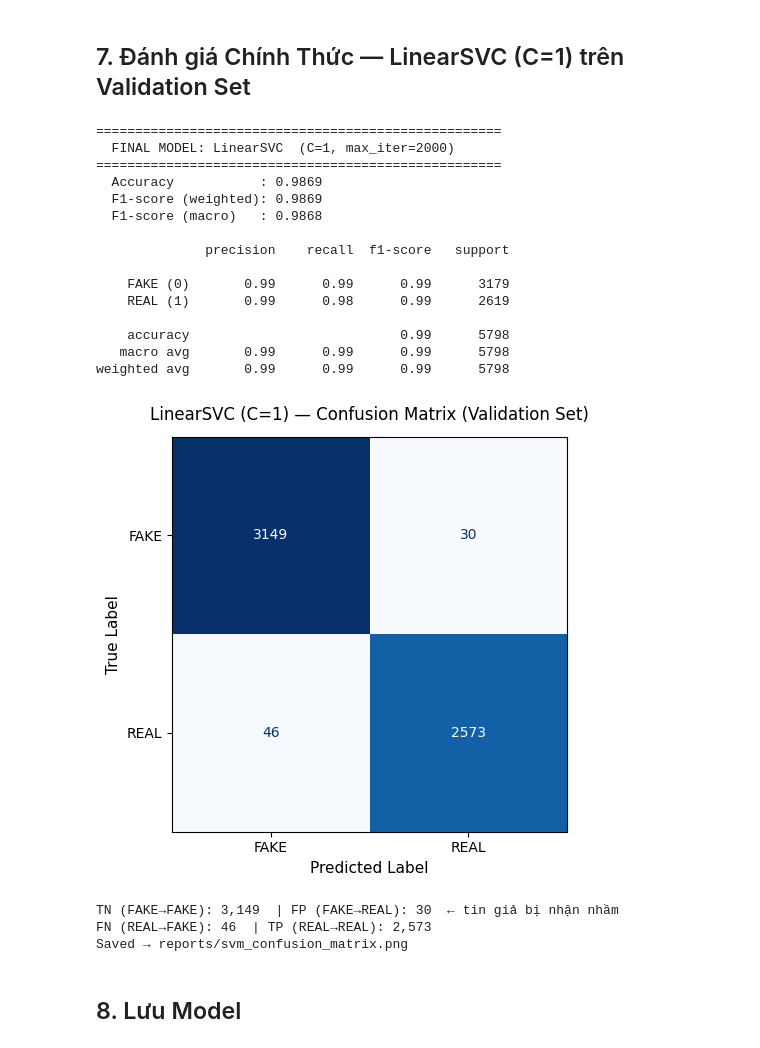
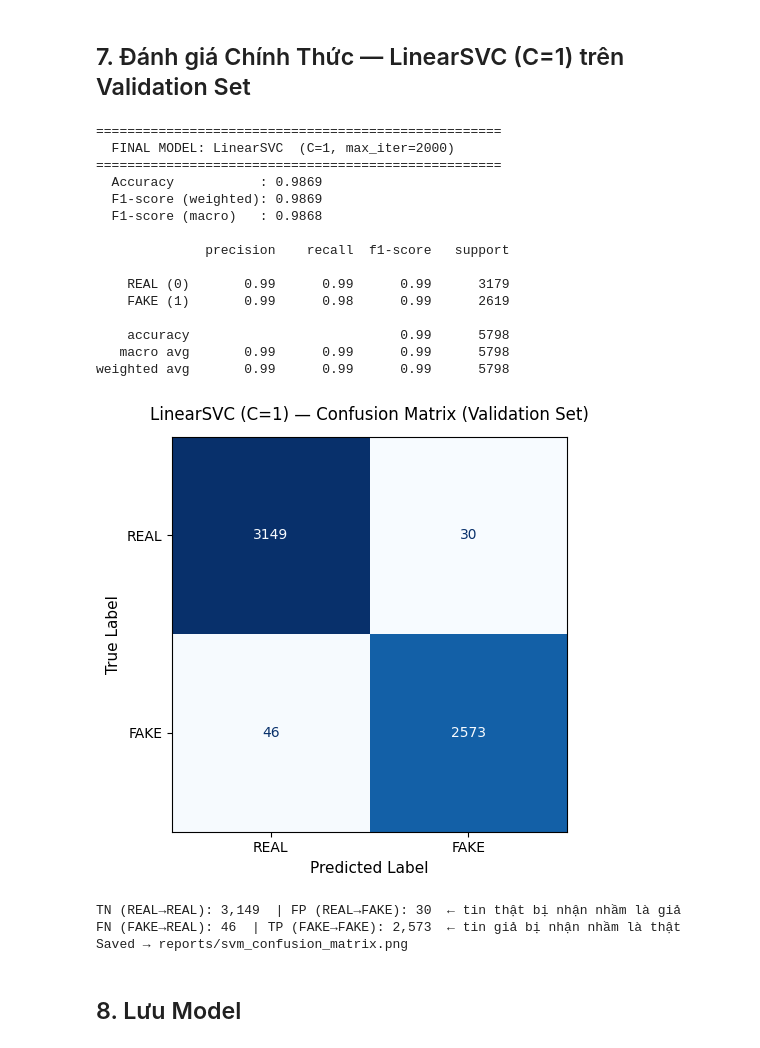
Before and after one commit to nqocdungg/Fake-News-Detection, a Jupyter notebook: notebooks/06_svm.ipynb, the cells around one changed output. Cells and saved outputs as stored; diff of their text form; code cells hidden in the pictures.

Commit message:
fix: standardize labels to real=0 and fake=1

```diff
--- a/notebooks/06_svm.ipynb
+++ b/notebooks/06_svm.ipynb
@@ -269,7 +269,7 @@ print(f'  Accuracy           : {accuracy_score(y_val, y_pred_final):.4f}')
 print(f'  F1-score (weighted): {f1_score(y_val, y_pred_final, average="weighted"):.4f}')
 print(f'  F1-score (macro)   : {f1_score(y_val, y_pred_final, average="macro"):.4f}')
 print()
-print(classification_report(y_val, y_pred_final, target_names=['FAKE (0)', 'REAL (1)']))
+print(classification_report(y_val, y_pred_final, target_names=['REAL (0)', 'FAKE (1)']))
 # %% [output]
 ====================================================
   FINAL MODEL: LinearSVC  (C=1, max_iter=2000)
@@ -280,8 +280,8 @@ print(classification_report(y_val, y_pred_final, target_names=['FAKE (0)', 'REAL
 
               precision    recall  f1-score   support
 
-    FAKE (0)       0.99      0.99      0.99      3179
-    REAL (1)       0.99      0.98      0.99      2619
+    REAL (0)       0.99      0.99      0.99      3179
+    FAKE (1)       0.99      0.98      0.99      2619
 
     accuracy                           0.99      5798
    macro avg       0.99      0.99      0.99      5798
@@ -289,26 +289,26 @@ weighted avg       0.99      0.99      0.99      5798
 # %%
 # Confusion Matrix
 cm = confusion_matrix(y_val, y_pred_final)
 tn, fp, fn, tp = cm.ravel()
 
 fig, ax = plt.subplots(figsize=(6, 5))
-ConfusionMatrixDisplay(cm, display_labels=['FAKE', 'REAL']).plot(
+ConfusionMatrixDisplay(cm, display_labels=['REAL', 'FAKE']).plot(
     ax=ax, cmap='Blues', colorbar=False
 )
 ax.set_title('LinearSVC (C=1) — Confusion Matrix (Validation Set)', fontsize=12, pad=12)
 ax.set_xlabel('Predicted Label', fontsize=11)
 ax.set_ylabel('True Label', fontsize=11)
 plt.tight_layout()
 plt.savefig('../reports/svm_confusion_matrix.png', dpi=150, bbox_inches='tight')
 plt.show()
 
-print(f'TN (FAKE→FAKE): {tn:,}  | FP (FAKE→REAL): {fp:,}  ← tin giả bị nhận nhầm')
-print(f'FN (REAL→FAKE): {fn:,}  | TP (REAL→REAL): {tp:,}')
+print(f'TN (REAL→REAL): {tn:,}  | FP (REAL→FAKE): {fp:,}  ← tin thật bị nhận nhầm là giả')
+print(f'FN (FAKE→REAL): {fn:,}  | TP (FAKE→FAKE): {tp:,}  ← tin giả bị nhận nhầm là thật')
 print('Saved → reports/svm_confusion_matrix.png')
 # %% [output]
-[figure, old version]
+[figure, new version]
-TN (FAKE→FAKE): 3,149  | FP (FAKE→REAL): 30  ← tin giả bị nhận nhầm
-FN (REAL→FAKE): 46  | TP (REAL→REAL): 2,573
+TN (REAL→REAL): 3,149  | FP (REAL→FAKE): 30  ← tin thật bị nhận nhầm là giả
+FN (FAKE→REAL): 46  | TP (FAKE→FAKE): 2,573  ← tin giả bị nhận nhầm là thật
 Saved → reports/svm_confusion_matrix.png
 # %% [markdown]
 ## 8. Lưu Model
```
Also changed, not shown: parts of 4 cells of this notebook, 7 other files.
